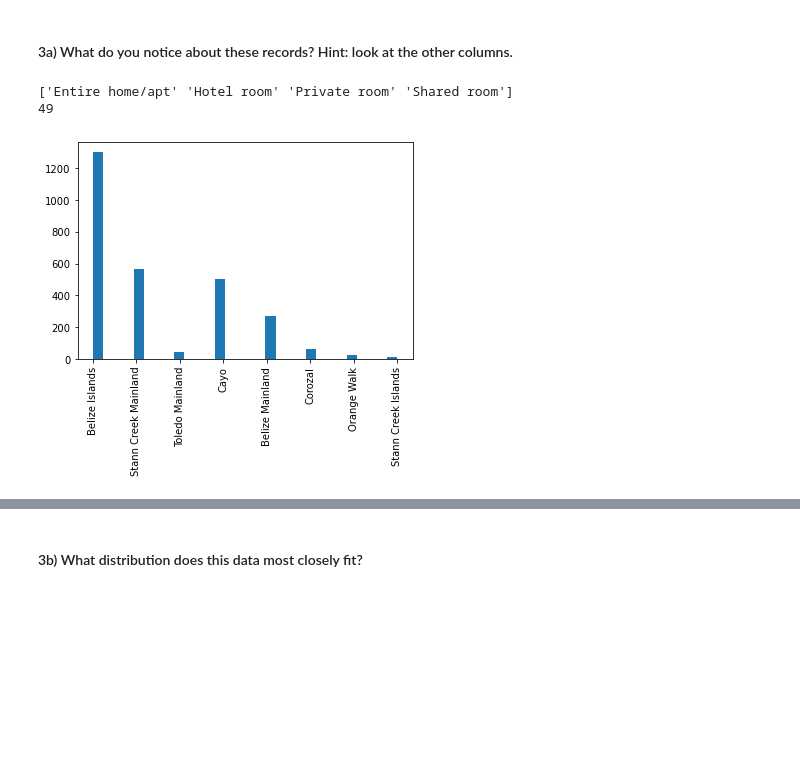
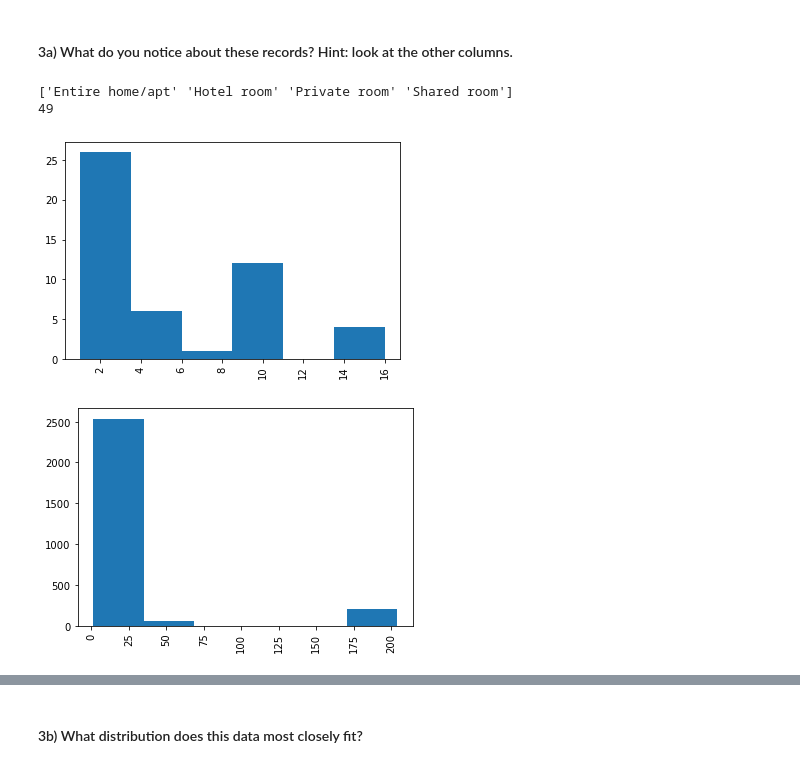
Before and after one commit to JennyArbo/Homework, a Jupyter notebook: In_Class_Problems/week_09/week_09_hwk_5_5_21.ipynb, the cells around one changed output, grey strips where cells are left out. Cells and saved outputs as stored; diff of their text form; code cells hidden in the pictures; blank space fills up the shorter version.

```diff
--- a/In_Class_Problems/week_09/week_09_hwk_5_5_21.ipynb
+++ b/In_Class_Problems/week_09/week_09_hwk_5_5_21.ipynb
@@ -222,32 +243,69 @@ plt.show()
 # %%
 # Making plots with other data to identify possible relationships
 
 #First, considering room type
 #sns.scatterplot(x='room_type', y='price', data=price_under50_df)
 uniqueValues_rt = belize_df['room_type'].unique()
 print(uniqueValues_rt)
 print(len(price_under50_df['room_type']))
 #Based on this information, we can tell that there are no hotel rooms for rentals under $50.
 #We can also conclude that at this price point, it appears most rentals are private rooms for this price range.
 
 
 #Next, looking at minimum night requirements
 #plt.hist(x='minimum_nights', data=price_under50_df, bins=30)
 #plt.show()
 
 #sns.scatterplot(x='minimum_nights', y='price', data=price_under50_df)
 
 
 #Considering neighborhoods
 #plt.hist(x='neighbourhood', data=price_under50_df, bins=30)
 #plt.xticks(rotation = 90)
 #plt.show()
 
 #plt.hist(x='neighbourhood', data=belize_df, bins=30)
 #plt.xticks(rotation = 90)
 #plt.show()
+
+#considering availability
+#plt.hist(x='availability_365', data=price_under50_df, bins=30)
+#plt.xticks(rotation = 90)
+#plt.show()
+
+#plt.hist(x='availability_365', data=belize_df, bins=30)
+#plt.xticks(rotation = 90)
+#plt.show()
+
+#considering reviews per month
+#plt.hist(x='reviews_per_month', data=price_under50_df, bins=6)
+#plt.xticks(rotation = 90)
+#plt.show()
+
+#plt.hist(x='reviews_per_month', data=belize_df, bins=6)
+#plt.xticks(rotation = 90)
+#plt.show()
+
+#considering total reviews
+#plt.hist(x='number_of_reviews', data=price_under50_df, bins=6)
+#plt.xticks(rotation = 90)
+#plt.show()
+
+#plt.hist(x='number_of_reviews', data=belize_df, bins=6)
+#plt.xticks(rotation = 90)
+#plt.show()
+
+#considering reviews per month
+plt.hist(x='calculated_host_listings_count', data=price_under50_df, bins=6)
+plt.xticks(rotation = 90)
+plt.show()
+
+plt.hist(x='calculated_host_listings_count', data=belize_df, bins=6)
+plt.xticks(rotation = 90)
+plt.show()
 # %% [output]
 ['Entire home/apt' 'Hotel room' 'Private room' 'Shared room']
 49
-[figure, old version]
+[figure, new version]
+[figure, added]
 # %% [markdown]
```
Also changed, not shown: parts of 8 cells of this notebook.
